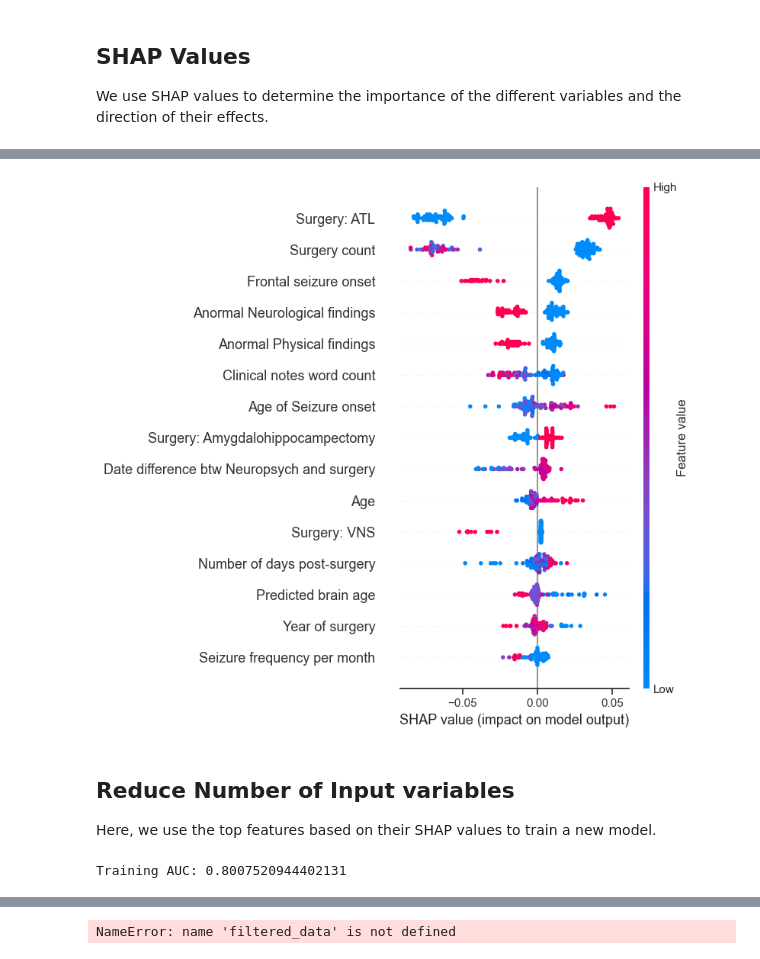
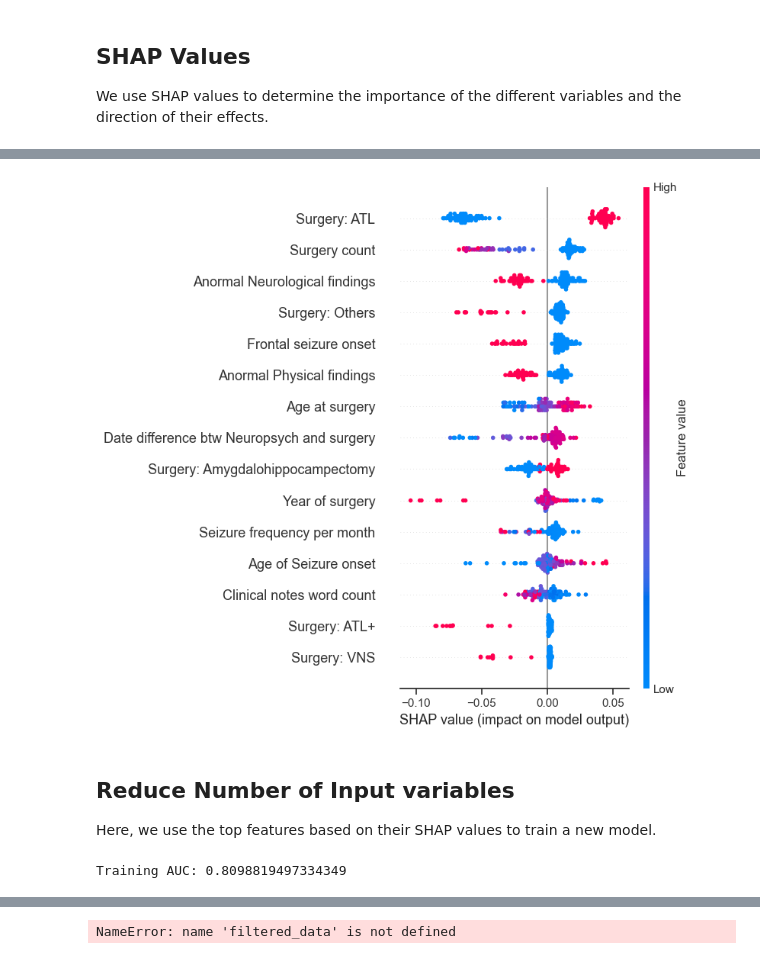
Before and after one commit to AmauryPelzer/Engel-outcome-prediction, a Jupyter notebook: notebooks/3. modeling/cl_modeling_binary_test.ipynb, the cells around one changed output, grey strips where cells are left out. Drawn from its saved outputs; the diff is of its cells as text; code cells hidden in the pictures.

```diff
--- a/notebooks/3. modeling/cl_modeling_binary_test.ipynb
+++ b/notebooks/3. modeling/cl_modeling_binary_test.ipynb
@@ -38,11 +60,18 @@ wide_df["resect_date"] = pd.to_datetime(
     wide_df["resect_date"], format="%m/%d/%Y", errors="coerce"
 )
 
-BA_df = pd.read_csv("../../data/processed/BA.csv")
+#BA_df = pd.read_csv("../../data/processed/BA.csv")
+BA_df = pd.read_csv("../../data/processed/NYU_PyBrainAge_Output_20240716.csv")
+BA_df = BA_df.rename(columns={"ID":"record_id",
+                              "BrainPAD":"BA_pred"})
 
 wide_df = pd.merge(wide_df, BA_df, on="record_id", how="left")
 wide_df["presurg_scan_age"] = wide_df["presurg_scan_year"] - wide_df["dem_yob"]
-wide_df["BA_pred"] = wide_df["BA_pred"] - wide_df["presurg_scan_age"]
+
+#wide_df["BA_pred"] = wide_df["BA_pred"] - wide_df["presurg_scan_age"]
+
+# Apply the cleaning function
+wide_df['Cleaned_Surgeon'] = wide_df['resect_surgeon'].apply(clean_surgeon_name)
 
 if filtering:
     # Selecting patients who had their surgeries less than 5 years before EO assessment
@@ -53,7 +82,7 @@ if filtering:
 X = wide_df[
     [
         "sex_gender",
-        "age",
+        "resect_pt_age",
         "eeg",
         "engel_outcomes",
         "mri",
@@ -87,7 +116,8 @@ X = wide_df[
         "date_diff_neuropsychological_testing",
         "date_diff_mri",
         "presurg_scan_age",
-        "BA_pred"
+        "BA_pred",
+        "Cleaned_Surgeon"
     ]
 ]
 
@@ -146,11 +176,12 @@ del epilepsy_diagnosis, past_medical_history, seizure_classification, aed_histor
 One-hot encode the new columns from Epilepsy diagnosis information
 # %%
 # One-Hot Encoding for the first four columns
-one_hot_encoded_df = pd.get_dummies(
+X = pd.get_dummies(
     X,
     columns=[
         "surg_stage",
         "seiz_onset_lat",
+        "Cleaned_Surgeon"
     ],
 )  # , "prev_aeds"
 # %% [markdown]
@@ -271,7 +303,7 @@ from sklearn.pipeline import Pipeline, make_pipeline
 
 # List of continuous variables
 numeric_var = [
-    "age",
+    "resect_pt_age", #age
     "age_of_onset",
     "eo_days_postsurg",
     "eo_year_surg",
@@ -484,7 +516,7 @@ from sklearn.metrics import roc_auc_score
 
 # List of continuous variables
 numeric_var = [
-    "age",
+    "resect_pt_age",
     "age_of_onset",
     "eo_days_postsurg",
     "eo_year_surg",
@@ -758,34 +790,35 @@ X_test_processed.columns = [
 
 change_column_name = {
     "resect_procedure___2": "Surgery: ATL",
     "resect_procedure___3": "Surgery: ATL+",
     "resect_procedure___4": "Surgery: Amygdalohippocampectomy",
     "resect_procedure___5": "Surgery: Lesionectomy",
     "resect_procedure___10": "Surgery: VNS",
     "resect_procedure___15": "Surgery: Others",
     "surgical_information": "Surgery count",
     "seiz_onset_zone___1": "Frontal seizure onset",
     "age_of_onset": "Age of Seizure onset",
     "freq_per_month": "Seizure frequency per month",
     "age": "Age",
+    "resect_pt_age": "Age at surgery",
     "BA_pred": "Predicted brain age",
     "eo_year_surg":"Year of surgery",
     "neuropsychological_testing": "Number of Neuropsych tests",
     "seizure_notes_word_cnt": "Clinical notes word count",
     "eo_days_postsurg": "Number of days post-surgery",
     "phys_findings": "Anormal Physical findings",
     "neuro_findings": "Anormal Neurological findings",
     "date_diff_neuropsychological_testing": "Date difference btw Neuropsych and surgery",
 }
 
 X_test_processed_name = X_test_processed.rename(columns=change_column_name)
 
 explainer = shap.TreeExplainer(clf_cv.best_estimator_)
 shap_values = explainer.shap_values(X_test_processed)
 
 shap.summary_plot(shap_values[1], X_test_processed_name, max_display=15)
 # %% [output]
-[figure, old version]
+[figure, new version]
 # %% [markdown]
 ## Reduce Number of Input variables
 
@@ -837,7 +870,7 @@ from sklearn.model_selection import GridSearchCV
 
 # List of continuous variables
 numeric_var = [
-    "age",
+    "resect_pt_age",
     "age_of_onset",
     "eo_days_postsurg",
     "eo_year_surg",
@@ -900,7 +933,7 @@ y_train_pred_proba = clf_cv.predict_proba(X_train_processed)[:, 1]
 train_auc = roc_auc_score(y_train, y_train_pred_proba)
 print(f"Training AUC: {train_auc}")
 # %% [output]
-Training AUC: 0.8007520944402131
+Training AUC: 0.8098819497334349
 # %%
 # Predict probabilities on the testing set
 y_test_pred_proba = clf_cv.predict_proba(X_test_processed)[:, 1]
```
Also changed, not shown: parts of 15 cells of this notebook, 2 other files.
